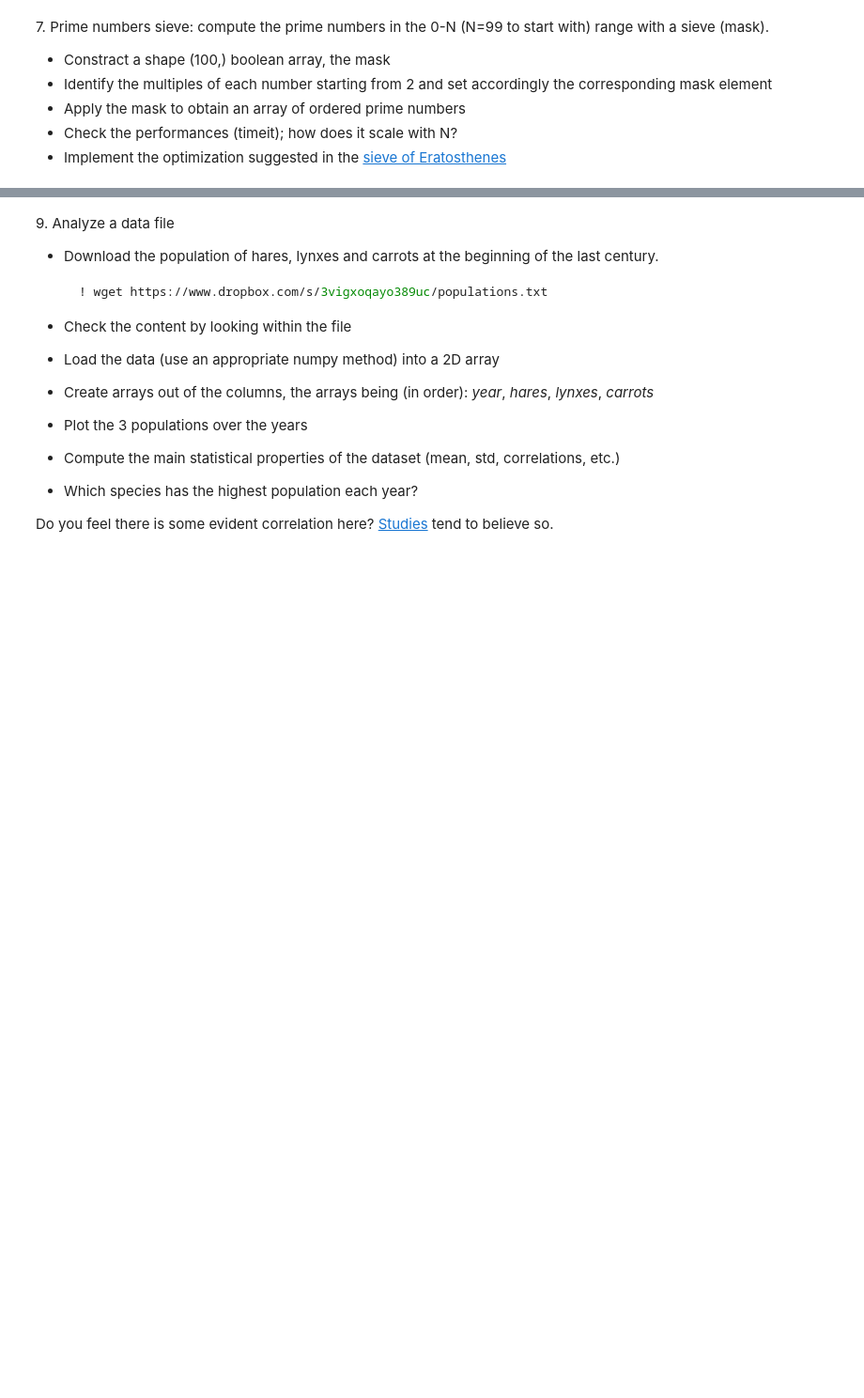
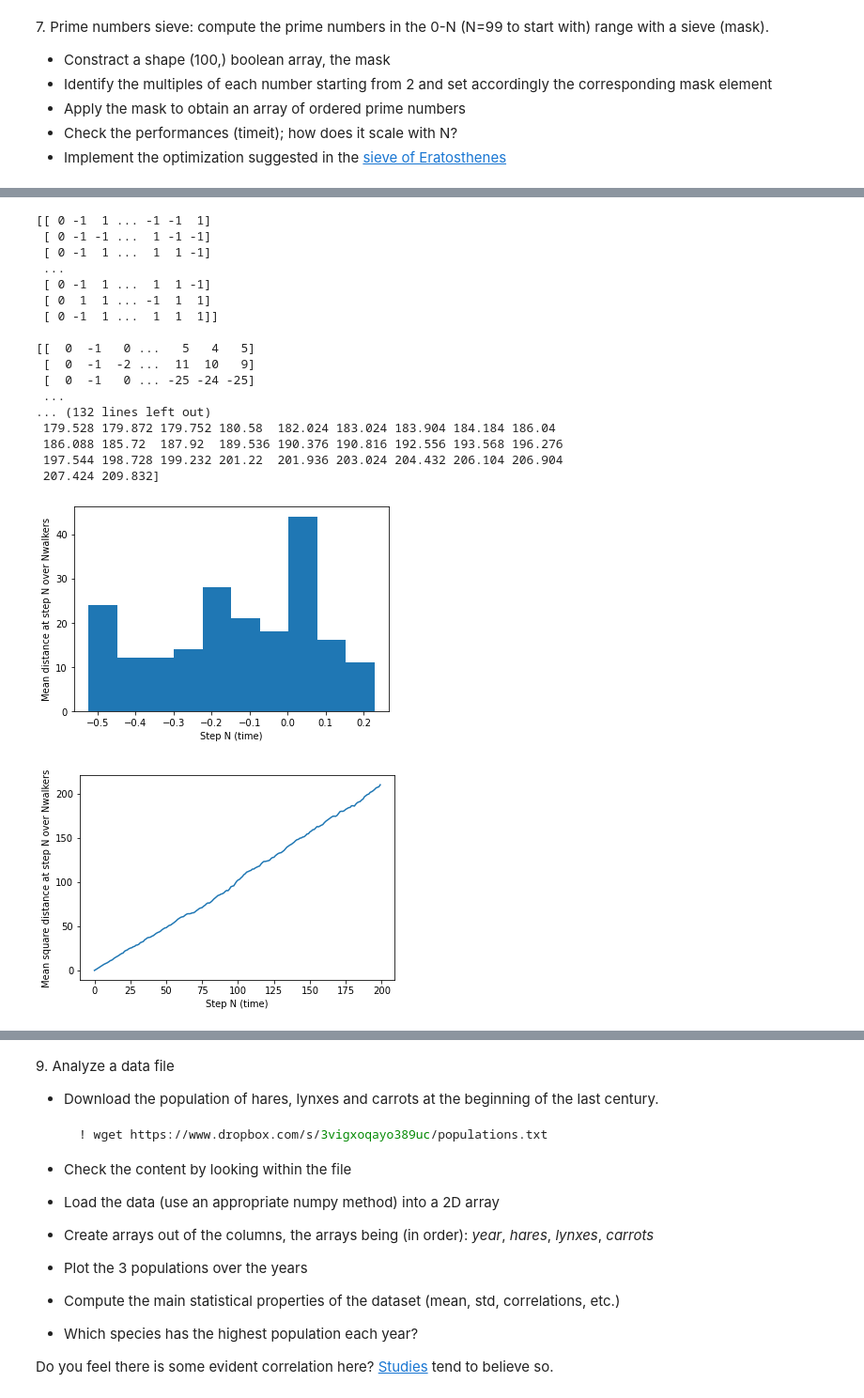
Before and after one commit to LeonMengoni/LaboratoryOfComputationalPhysics_Y5, a Jupyter notebook: 04ex_Numpy.ipynb, the cells around one changed output, grey strips where cells are left out. Shown at 94% size. Drawn from its saved outputs; the diff is of its cells as text; code cells hidden in the pictures; blank space fills up the shorter version.

```diff
--- a/04ex_Numpy.ipynb
+++ b/04ex_Numpy.ipynb
@@ -261,0 +388,66 @@ Did you get what you expected?
+# %%
+from numpy import random as npr
+
+def random_steps(Nwalkers, Nsteps):
+    steps = npr.randint(-1,1,size=(Nwalkers,Nsteps))
+    for n in range(Nwalkers):
+        for i in range(Nsteps):
+            if steps[n,i] == 0:
+                steps[n,i] = 1
+        steps[n,0] = 0
+
+    return steps
+
+Nsteps = 200
+Nwalkers = 1000
+
+Steps = random_steps(Nwalkers, Nsteps)
+print(Steps,"\n")
+
+Updated_positions = np.cumsum(Steps,axis=1)
+print(Updated_positions,"\n")
+
+Mean_updated_positions = np.mean(Updated_positions,axis=0)
+print(Mean_updated_positions,"\n")
+
+Final_positions = np.sum(Steps,axis=1)
+print(Final_positions,"\n")
+
+Square_updated_positions = np.array(list(map(lambda x: x*x, Updated_positions)))
+print(Square_updated_positions,"\n")
+
+Mean_square_updated_positions = np.mean(Square_updated_positions, axis=0)
+print(Mean_square_updated_positions,"\n", Mean_square_updated_positions)
+
+plt.hist(Mean_updated_positions)
+plt.xlabel("Step N (time)")
+plt.ylabel("Mean distance at step N over Nwalkers")
+plt.show()
+
+listN = np.arange(Nsteps)
+plt.plot(listN, Mean_square_updated_positions)
+plt.xlabel("Step N (time)")
+plt.ylabel("Mean square distance at step N over Nwalkers")
+plt.show()
+
+#Variance goes pretty much linearly with t.
+# %% [output]
+[[ 0 -1  1 ... -1 -1  1]
+ [ 0 -1 -1 ...  1 -1 -1]
+ [ 0 -1  1 ...  1  1 -1]
+ ...
+ [ 0 -1  1 ...  1  1 -1]
+ [ 0  1  1 ... -1  1  1]
+ [ 0 -1  1 ...  1  1  1]]
+
+[[  0  -1   0 ...   5   4   5]
+ [  0  -1  -2 ...  11  10   9]
+ [  0  -1   0 ... -25 -24 -25]
+ ...
+... (132 lines left out)
+ 179.528 179.872 179.752 180.58  182.024 183.024 183.904 184.184 186.04
+ 186.088 185.72  187.92  189.536 190.376 190.816 192.556 193.568 196.276
+ 197.544 198.728 199.232 201.22  201.936 203.024 204.432 206.104 206.904
+ 207.424 209.832]
+[figure, added]
+[figure, added]
```
Also changed, not shown: parts of 15 cells of this notebook, 35 other files.
